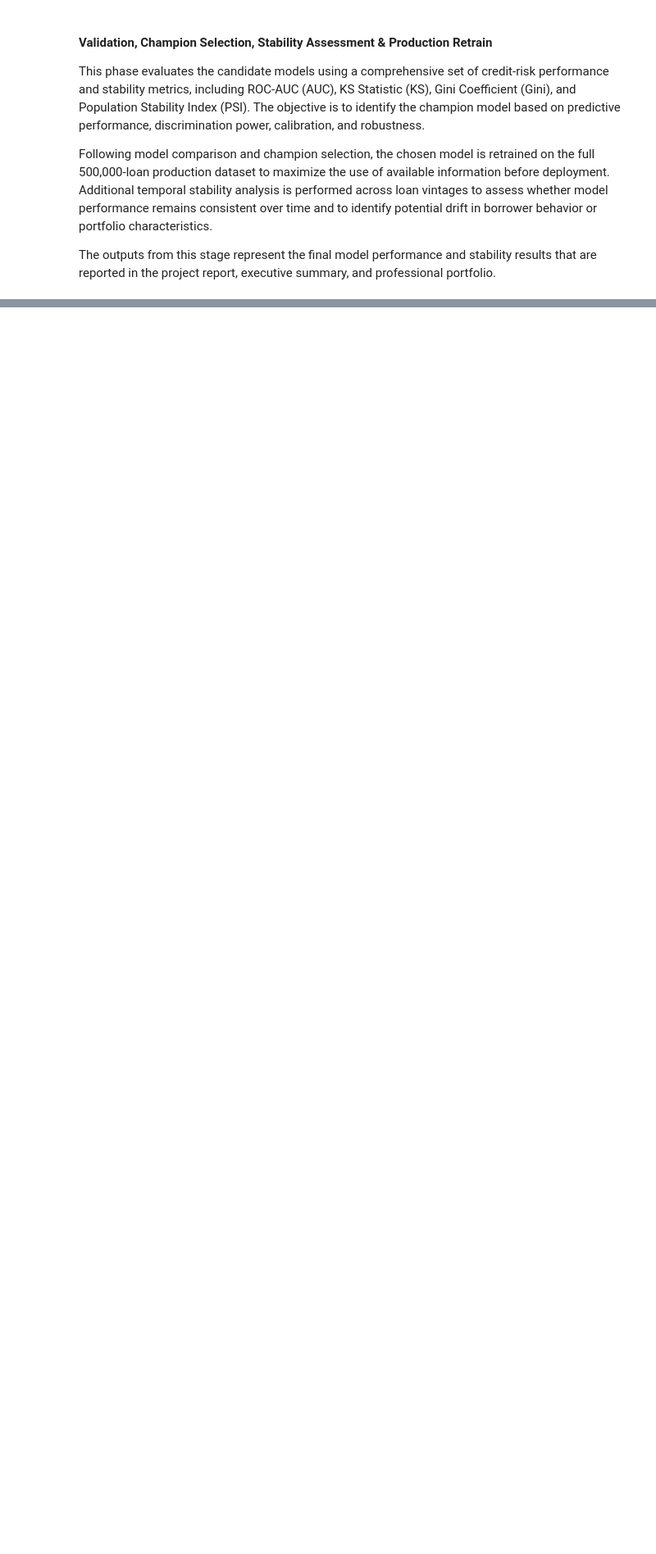
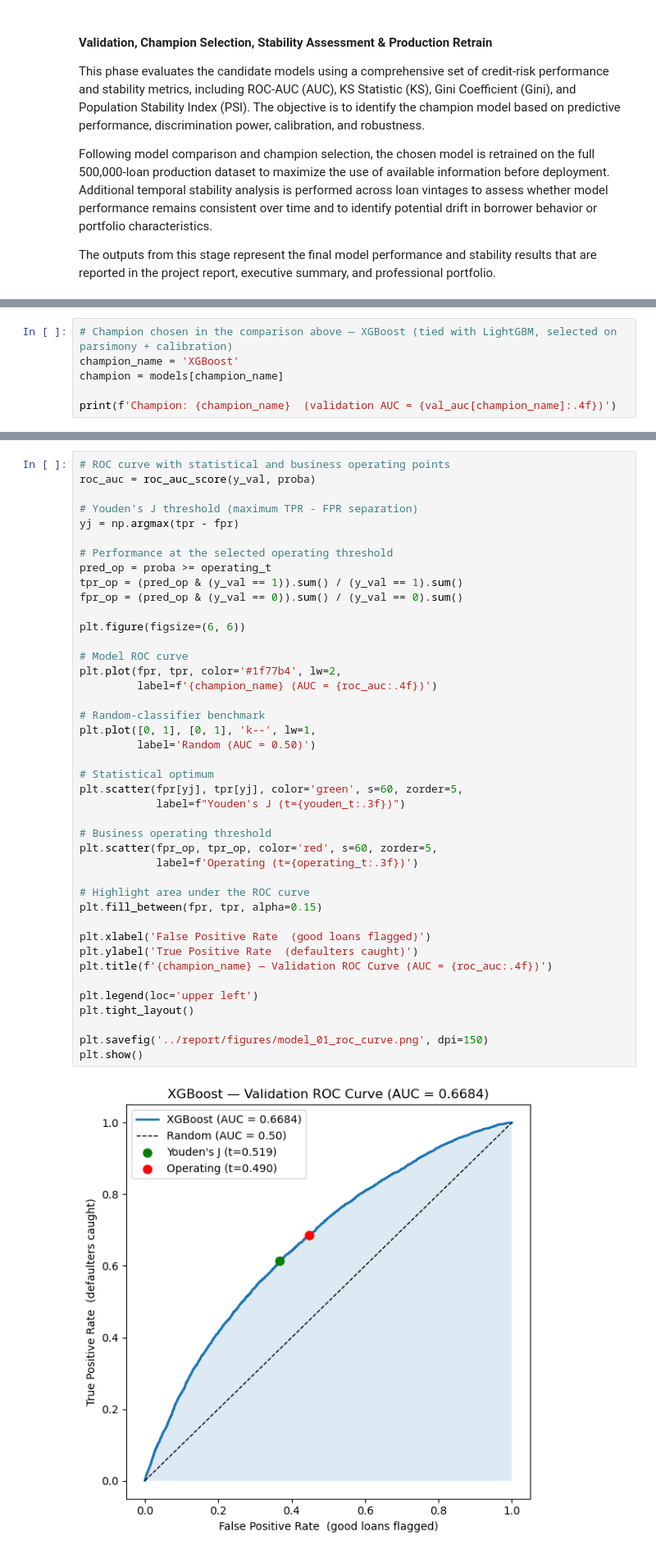
Before and after one commit to MIJUMBO/consumer-credit-risk-modelling, a Jupyter notebook: notebooks/04_modeling.ipynb, the cells around one changed output, grey strips where cells are left out. Shown at 82% size. Saved outputs shown, nothing was run; the diff lists cells and outputs as text; blank space fills up the shorter version.

```diff
--- a/notebooks/04_modeling.ipynb
+++ b/notebooks/04_modeling.ipynb
@@ -327,0 +313,6 @@ SyntaxError: positional argument follows keyword argument (2390074818.py, line 8
+# %%
+# Champion chosen in the comparison above — XGBoost (tied with LightGBM, selected on parsimony + calibration)
+champion_name = 'XGBoost'
+champion = models[champion_name]
+
+print(f'Champion: {champion_name}  (validation AUC = {val_auc[champion_name]:.4f})')
@@ -327,0 +375,44 @@ SyntaxError: positional argument follows keyword argument (2390074818.py, line 8
+# %%
+# ROC curve with statistical and business operating points
+roc_auc = roc_auc_score(y_val, proba)
+
+# Youden's J threshold (maximum TPR - FPR separation)
+yj = np.argmax(tpr - fpr)
+
+# Performance at the selected operating threshold
+pred_op = proba >= operating_t
+tpr_op = (pred_op & (y_val == 1)).sum() / (y_val == 1).sum()
+fpr_op = (pred_op & (y_val == 0)).sum() / (y_val == 0).sum()
+
+plt.figure(figsize=(6, 6))
+
+# Model ROC curve
+plt.plot(fpr, tpr, color='#1f77b4', lw=2,
+         label=f'{champion_name} (AUC = {roc_auc:.4f})')
+
+# Random-classifier benchmark
+plt.plot([0, 1], [0, 1], 'k--', lw=1,
+         label='Random (AUC = 0.50)')
+
+# Statistical optimum
+plt.scatter(fpr[yj], tpr[yj], color='green', s=60, zorder=5,
+            label=f"Youden's J (t={youden_t:.3f})")
+
+# Business operating threshold
+plt.scatter(fpr_op, tpr_op, color='red', s=60, zorder=5,
+            label=f'Operating (t={operating_t:.3f})')
+
+# Highlight area under the ROC curve
+plt.fill_between(fpr, tpr, alpha=0.15)
+
+plt.xlabel('False Positive Rate  (good loans flagged)')
+plt.ylabel('True Positive Rate  (defaulters caught)')
+plt.title(f'{champion_name} — Validation ROC Curve (AUC = {roc_auc:.4f})')
+
+plt.legend(loc='upper left')
+plt.tight_layout()
+
+plt.savefig('../report/figures/model_01_roc_curve.png', dpi=150)
+plt.show()
+# %% [output]
+[figure, added]
```
Also changed, not shown: parts of 39 cells of this notebook, 13 other files.
